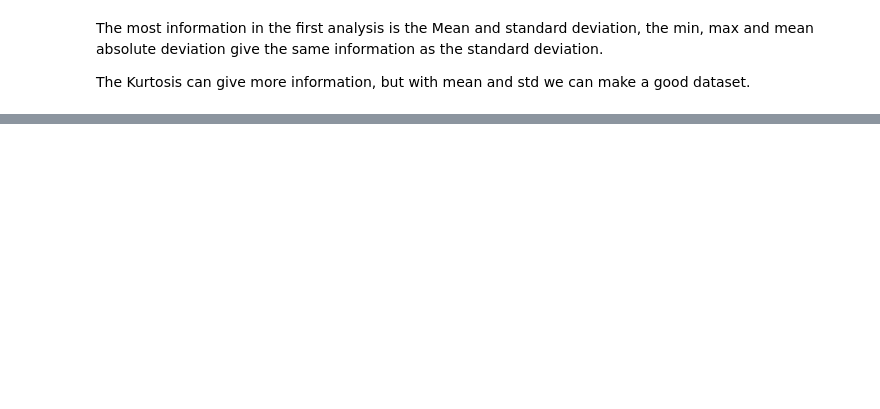
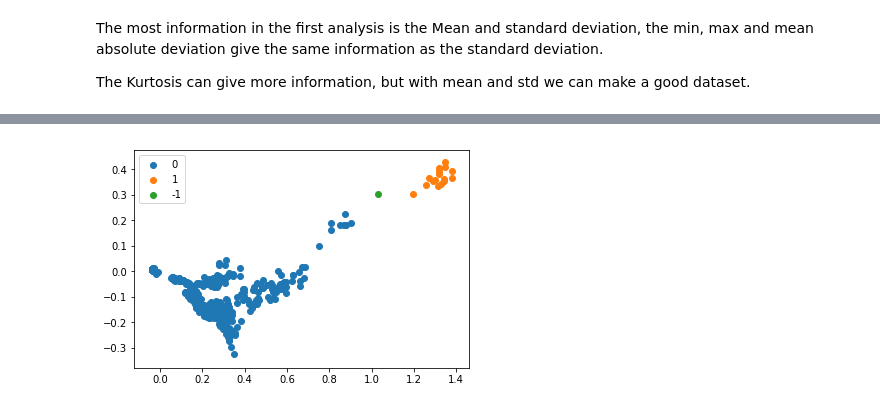
Before and after one commit to cvalenzu/anomaly_detection, a Jupyter notebook: Data Visualization.ipynb, the cells around one changed output, grey strips where cells are left out. Cells and saved outputs as stored; diff of their text form; code cells hidden in the pictures; blank space fills up the shorter version.

```diff
--- a/Data Visualization.ipynb
+++ b/Data Visualization.ipynb
@@ -186,0 +189,22 @@ plt.scatter(pca_data[:,0], pca_data[:,1])
+# %%
+from sklearn.cluster import DBSCAN, KMeans
+import numpy as np
+clustering = DBSCAN(eps=0.15)
+
+labels = clustering.fit_predict(pca_data)
+unique_labels = set(labels)
+
+n_max = len(pca_data)
+for k in unique_labels:
+    xy = pca_data[labels == k]
+    plt.scatter(xy[:,0], xy[:,1])
+    if k != -1:
+        n = len(xy)
+        if n < n_max:
+            n_max = n
+            small_cluster = k
+plt.legend(unique_labels)
+
+possible_dates = df_filtered.index[labels == 1]
+# %% [output]
+[figure, added]
```
Also changed, not shown: parts of 6 cells of this notebook, 3 other files.
